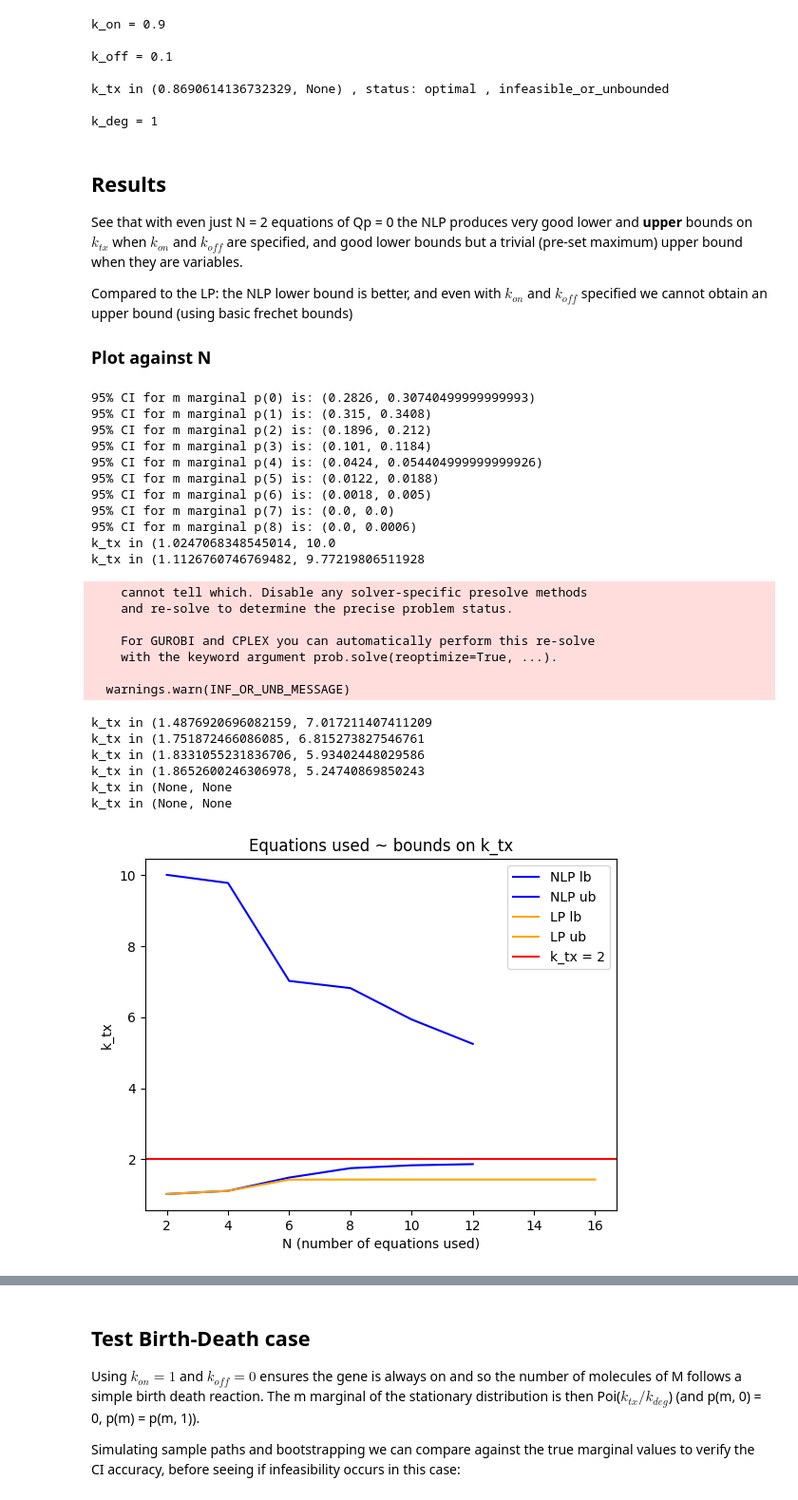
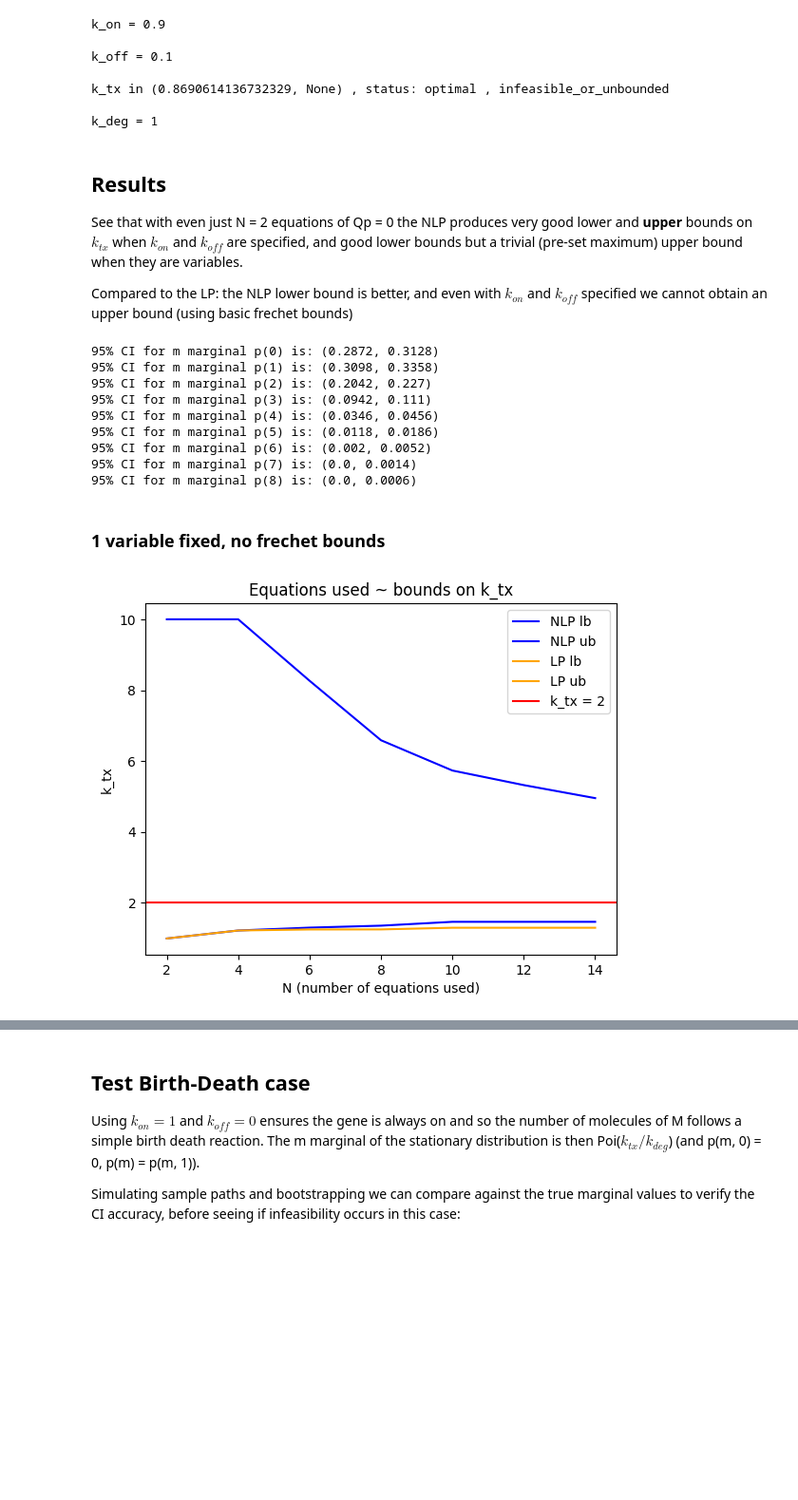
Before and after one commit to willjgh/M4R, a Jupyter notebook: gene_expression.ipynb, the cells around one changed output, grey strips where cells are left out. Shown at 95% size. Saved outputs shown, nothing was run; the diff lists cells and outputs as text; code cells hidden in the pictures; blank space fills up the shorter version.

```diff
--- a/gene_expression.ipynb
+++ b/gene_expression.ipynb
@@ -2327,7 +2327,7 @@ intervals_NLP = bootstrap_approx(initial_state=(0, 0), params=[0.9, 0.1, 1, 1],
 95% CI for m marginal p(5) is: (0.0014, 0.004)
 95% CI for m marginal p(6) is: (0.0, 0.0006)
 # %%
-lb, ub = gene_expression_NLP(params=["v", "v", "v", 1], N=2, intervals=intervals_NLP, frechet_bounds=True)
+lb, ub = gene_expression_NLP(params=["v", "v", "v", 1], N=8, intervals=intervals_NLP, frechet_bounds=True)
 lb, ub
 # %% [output]
 Gurobi Optimizer version 11.0.0 build v11.0.0rc2 (win64 - Windows 11+.0 (22631.2))
@@ -2364,60 +2364,48 @@ k_deg = 1
 See that with even just N = 2 equations of Qp = 0 the NLP produces very good lower and **upper** bounds on $ k_{tx} $ when $ k_{on} $ and $ k_{off} $ are specified, and good lower bounds but a trivial (pre-set maximum) upper bound when they are variables.
 
 Compared to the LP: the NLP lower bound is better, and even with $ k_{on} $ and $ k_{off} $ specified we cannot obtain an upper bound (using basic frechet bounds)
-
-### Plot against N
+# %%
+# parameters
+k_on = 2
+k_off = 1
+k_tx = 2
+k_deg = 1
+
+# intervals
+intervals_plot = bootstrap_approx(initial_state=(0, 0), params=[k_on, k_off, k_tx, k_deg], n=5000, N=5000, tmax=100, ts=10, plot=False, printing=True)
+# %% [output]
+95% CI for m marginal p(0) is: (0.2872, 0.3128)
+95% CI for m marginal p(1) is: (0.3098, 0.3358)
+95% CI for m marginal p(2) is: (0.2042, 0.227)
+95% CI for m marginal p(3) is: (0.0942, 0.111)
+95% CI for m marginal p(4) is: (0.0346, 0.0456)
+95% CI for m marginal p(5) is: (0.0118, 0.0186)
+95% CI for m marginal p(6) is: (0.002, 0.0052)
+95% CI for m marginal p(7) is: (0.0, 0.0014)
+95% CI for m marginal p(8) is: (0.0, 0.0006)
+# %% [markdown]
+### 1 variable fixed, no frechet bounds
 # %%
-# parameters
-k_on = 2
-k_off = 1
-k_tx = 2
-k_deg = 1
-
 # simulate
-intervals_plot = bootstrap_approx(initial_state=(0, 0), params=[k_on, k_off, k_tx, k_deg], n=5000, N=5000, tmax=100, ts=10, plot=False, printing=True)
 lbs_NLP, ubs_NLP = [], []
 lbs_LP, ubs_LP = [], []
-Ns = [n for n in range(2, 18, 2)]
+Ns = [n for n in range(2, 16, 2)]
 for N in Ns:
-    lb, ub = gene_expression_NLP(params=["v", "v", "v", k_deg], N=N, K=10, intervals=intervals_plot, frechet_bounds=True, printing=False)
-    solution = gene_expression_LP_optim(params=["v", "v", "v", k_deg], N=N, intervals=intervals_plot, frechet_bounds=True, print_solution=False)
+    lb, ub = gene_expression_NLP(params=["v", "v", "v", k_deg], N=N, K=10, intervals=intervals_plot, frechet_bounds=False, printing=False, print_solution=False)
+    solution = gene_expression_LP_optim(params=["v", "v", "v", k_deg], N=N, intervals=intervals_plot, frechet_bounds=False, print_solution=False)
     lbs_LP.append(solution['k_tx'][0])
     ubs_LP.append(solution['k_tx'][1])
     lbs_NLP.append(lb)
     ubs_NLP.append(ub)
 plt.plot(Ns, lbs_NLP, color="blue", label="NLP lb")
 plt.plot(Ns, ubs_NLP, color="blue", label="NLP ub")
 plt.plot(Ns, lbs_LP, color="orange", label="LP lb")
 plt.plot(Ns, ubs_LP, color="orange", label="LP ub")
 plt.axhline(k_tx, color="red", label=f"k_tx = {k_tx}")
 plt.title("Equations used ~ bounds on k_tx")
 plt.xlabel("N (number of equations used)")
 plt.ylabel("k_tx")
 plt.legend()
 plt.show()
 # %% [output]
-95% CI for m marginal p(0) is: (0.2826, 0.30740499999999993)
-95% CI for m marginal p(1) is: (0.315, 0.3408)
-95% CI for m marginal p(2) is: (0.1896, 0.212)
-95% CI for m marginal p(3) is: (0.101, 0.1184)
-95% CI for m marginal p(4) is: (0.0424, 0.054404999999999926)
-95% CI for m marginal p(5) is: (0.0122, 0.0188)
-95% CI for m marginal p(6) is: (0.0018, 0.005)
-95% CI for m marginal p(7) is: (0.0, 0.0)
-95% CI for m marginal p(8) is: (0.0, 0.0006)
-k_tx in (1.0247068348545014, 10.0
-k_tx in (1.1126760746769482, 9.77219806511928
-    cannot tell which. Disable any solver-specific presolve methods
-    and re-solve to determine the precise problem status.
-
-    For GUROBI and CPLEX you can automatically perform this re-solve
-    with the keyword argument prob.solve(reoptimize=True, ...).
-
-  warnings.warn(INF_OR_UNB_MESSAGE)
-k_tx in (1.4876920696082159, 7.017211407411209
-k_tx in (1.751872466086085, 6.815273827546761
-k_tx in (1.8331055231836706, 5.93402448029586
-k_tx in (1.8652600246306978, 5.24740869850243
-k_tx in (None, None
-k_tx in (None, None
-[figure, old version]
+[figure, new version]
```
Also changed, not shown: parts of 19 cells of this notebook.
